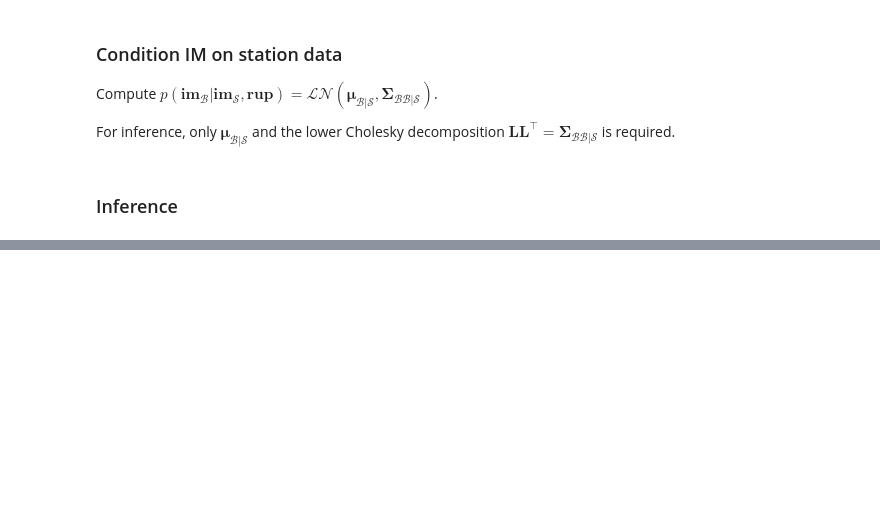
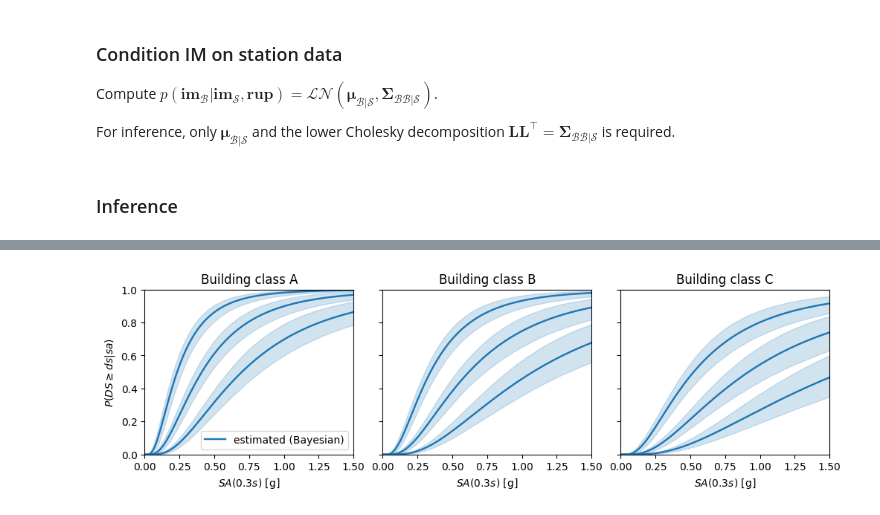
Before and after one commit to bodlukas/BayesFrag, a Jupyter notebook: example_Application.ipynb, the cells around one changed output, grey strips where cells are left out. Cells and saved outputs as stored; diff of their text form; code cells hidden in the pictures; blank space fills up the shorter version.

```diff
--- a/example_Application.ipynb
+++ b/example_Application.ipynb
@@ -97,7 +96,8 @@ AttributeError: 'DataFrame' object has no attribute 'BuildingClass'
 
 This fictitious station data set contains information from 64 stations. For each station the data set provides the same attributes as for the surveyed buildings with the exception of BuildingClass and DamageState. Additionally it provides the observed logIM value as obtained from the ground motion recordings (obs_logIM).
 # %%
-df = pd.read_csv(path_data + 'stations_im' + im_string + '_' + gmm_combo + '.csv')
+df = pd.read_csv(path_data + 'stations_im_' + args['im_string'] +
+                '_GMM_' + args['GMM'] + '.csv')
 df
 # %% [output]
 |  | network_code | station_code | Longitude | Latitude | vs30 | epiazimuth | mu_logIM | tau_logIM | phi_logIM | ... |
@@ -617,0 +153,19 @@ ModuleNotFoundError: No module named 'matplotlib'
+# %%
+from modules.inference import Model_MCMC, default_priors
+from numpyro.infer import MCMC, NUTS
+
+# Assign default priors for fragility parameters
+parampriors = default_priors(n_bc = len(args['list_bc']),
+                             n_ds = len(args['list_ds']))
+
+# Initialize NUTS sampler
+rng_key = jax.random.PRNGKey(args['mcmc_seed'])
+mcmc = MCMC(NUTS(Model_MCMC), **args['mcmc'])
+
+# Perform MCMC
+mcmc.run(rng_key, mu = mu_B_S, L = L_BB_S,
+        ds = obs_DS, bc = obs_BC,
+        parampriors = parampriors)
+# %%
+from modules.results import Posterior
+posterior = Posterior.from_mcmc(mcmc, args=args)
@@ -617,0 +211,19 @@ ModuleNotFoundError: No module named 'matplotlib'
+# %%
+im = np.linspace(0.001,1.5,1000) # Horizontal axis
+
+fig, axs = plt.subplots(1, 3, figsize=(10,3), sharey=True, constrained_layout=True)
+for bc, ax in zip(args['list_bc'], axs):
+    posterior.plot_frag_funcs(ax, bc=bc, im=im, color = 'tab:blue',
+                        kwargsm={'ls': '-', 'lw': 1.75, 'label': 'estimated (Bayesian)'})
+    # true_params.plot_frag_funcs(ax, bc = bc, im = im, color = 'black',
+    #                     kwargs={'ls': '-', 'label': 'true'})
+    ax.set_ylim([0, 1])
+    ax.set_xlim([0, 1.5])
+    ax.set_xlabel('$SA(0.3s)$ [g]')
+    ax.set_title('Building class ' + str(bc))
+    if bc == args['list_bc'][0]:
+        ax.set_ylabel('$P(DS \geq ds|sa)$')
+        ax.legend()
+plt.show()
+# %% [output]
+[figure, added]
```
Also changed, not shown: parts of 80 cells of this notebook, 16 other files.
